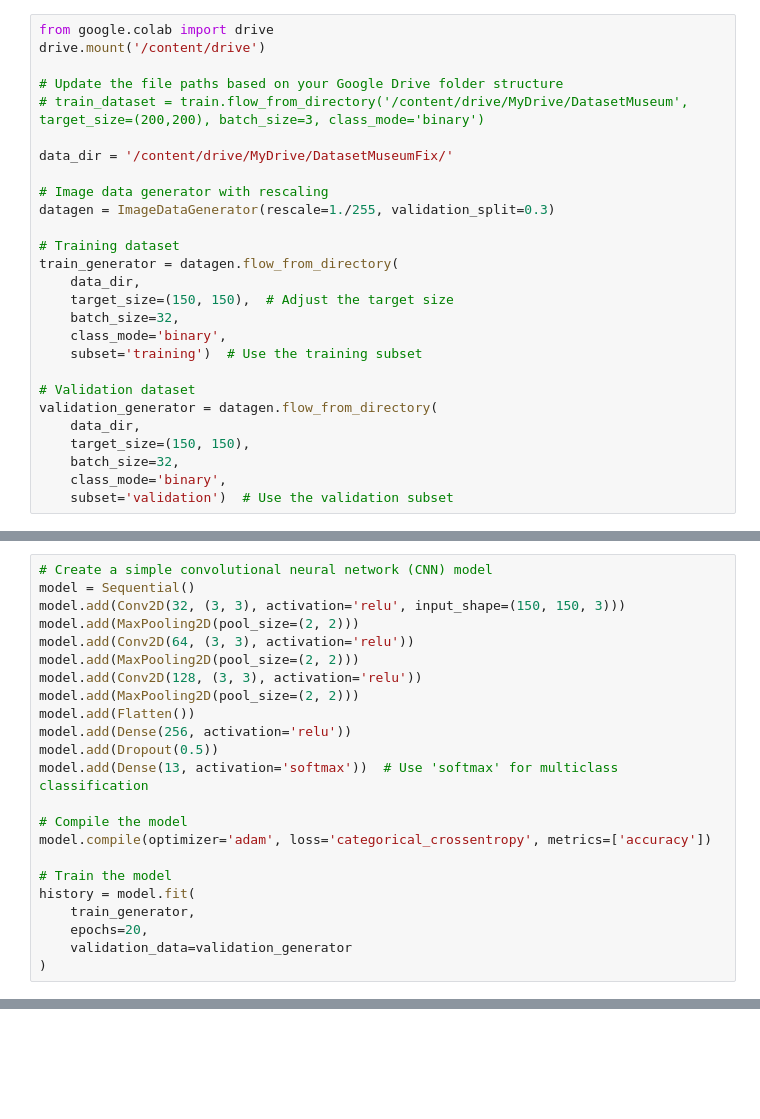
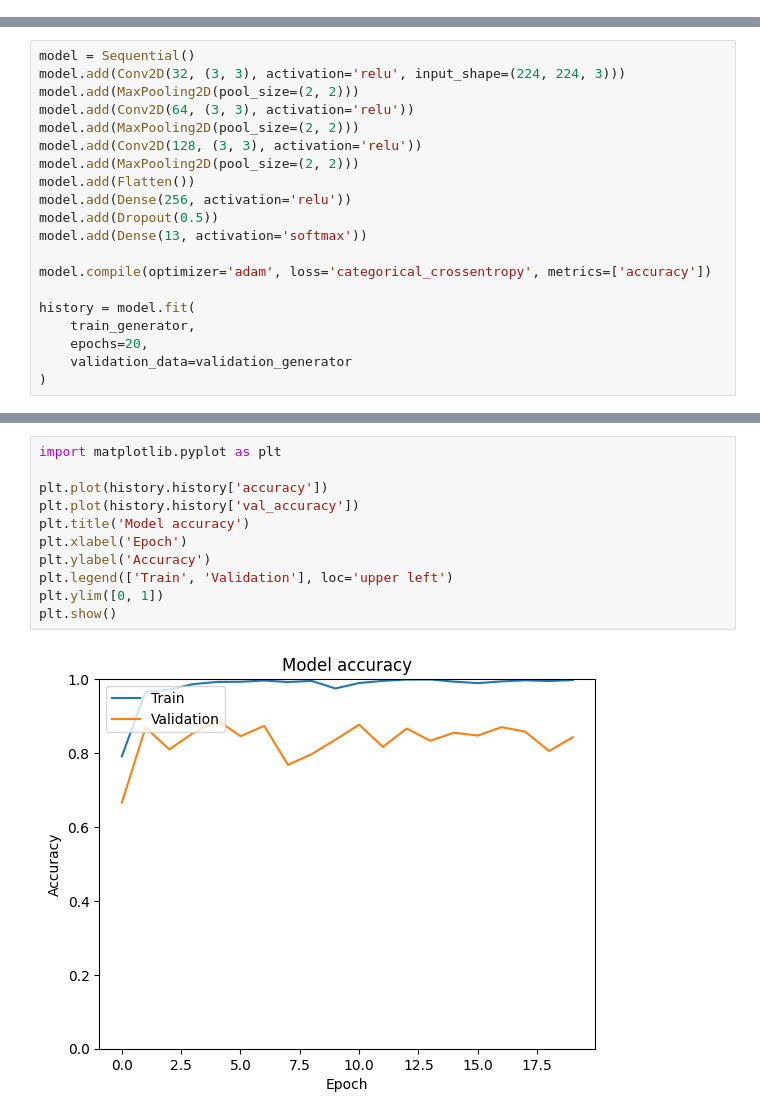
Before and after one commit to ArtventureIndonesia/ArtventureIndonesia-CC, a Jupyter notebook: Machine-Learning/multiclass.ipynb, the cells around one changed output, grey strips where cells are left out. Cells and saved outputs as stored; diff of their text form; blank space fills up the shorter version.

```diff
--- a/Machine-Learning/multiclass.ipynb
+++ b/Machine-Learning/multiclass.ipynb
@@ -33,27 +33,0 @@ FileNotFoundError: ignored
-# %%
-from google.colab import drive
-drive.mount('/content/drive')
-
-# Update the file paths based on your Google Drive folder structure
-# train_dataset = train.flow_from_directory('/content/drive/MyDrive/DatasetMuseum', target_size=(200,200), batch_size=3, class_mode='binary')
-
-data_dir = '/content/drive/MyDrive/DatasetMuseumFix/'
-
-# Image data generator with rescaling
-datagen = ImageDataGenerator(rescale=1./255, validation_split=0.3)
-
-# Training dataset
-train_generator = datagen.flow_from_directory(
-    data_dir,
-    target_size=(150, 150),  # Adjust the target size
-    batch_size=32,
-    class_mode='binary',
-    subset='training')  # Use the training subset
-
-# Validation dataset
-validation_generator = datagen.flow_from_directory(
-    data_dir,
-    target_size=(150, 150),
-    batch_size=32,
-    class_mode='binary',
-    subset='validation')  # Use the validation subset
@@ -62,7 +34,6 @@ MessageError: ignored
 # %%
-# Create a simple convolutional neural network (CNN) model
 model = Sequential()
-model.add(Conv2D(32, (3, 3), activation='relu', input_shape=(150, 150, 3)))
+model.add(Conv2D(32, (3, 3), activation='relu', input_shape=(224, 224, 3)))
 model.add(MaxPooling2D(pool_size=(2, 2)))
 model.add(Conv2D(64, (3, 3), activation='relu'))
 model.add(MaxPooling2D(pool_size=(2, 2)))
@@ -71,12 +42,10 @@ model.add(MaxPooling2D(pool_size=(2, 2)))
 model.add(Flatten())
 model.add(Dense(256, activation='relu'))
 model.add(Dropout(0.5))
-model.add(Dense(13, activation='softmax'))  # Use 'softmax' for multiclass classification
+model.add(Dense(13, activation='softmax'))
 
-# Compile the model
 model.compile(optimizer='adam', loss='categorical_crossentropy', metrics=['accuracy'])
 
-# Train the model
 history = model.fit(
     train_generator,
     epochs=20,
@@ -102,0 +92,13 @@ Epoch 20/20
+# %%
+import matplotlib.pyplot as plt
+
+plt.plot(history.history['accuracy'])
+plt.plot(history.history['val_accuracy'])
+plt.title('Model accuracy')
+plt.xlabel('Epoch')
+plt.ylabel('Accuracy')
+plt.legend(['Train', 'Validation'], loc='upper left')
+plt.ylim([0, 1])
+plt.show()
+# %% [output]
+[figure, added]
```
Also changed, not shown: parts of 10 cells of this notebook, 8 other files.
